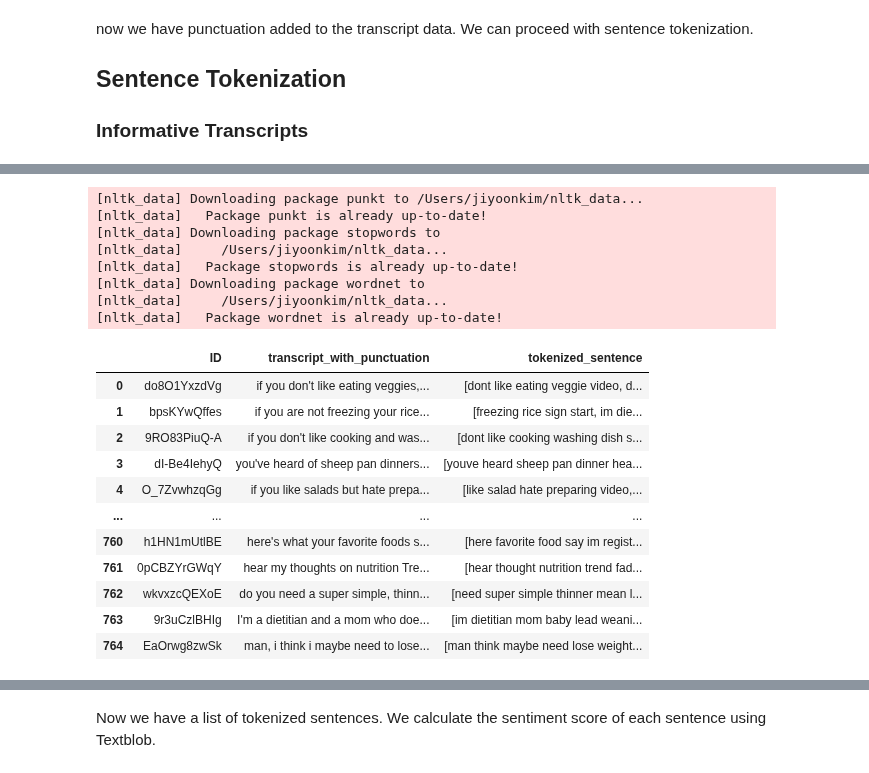
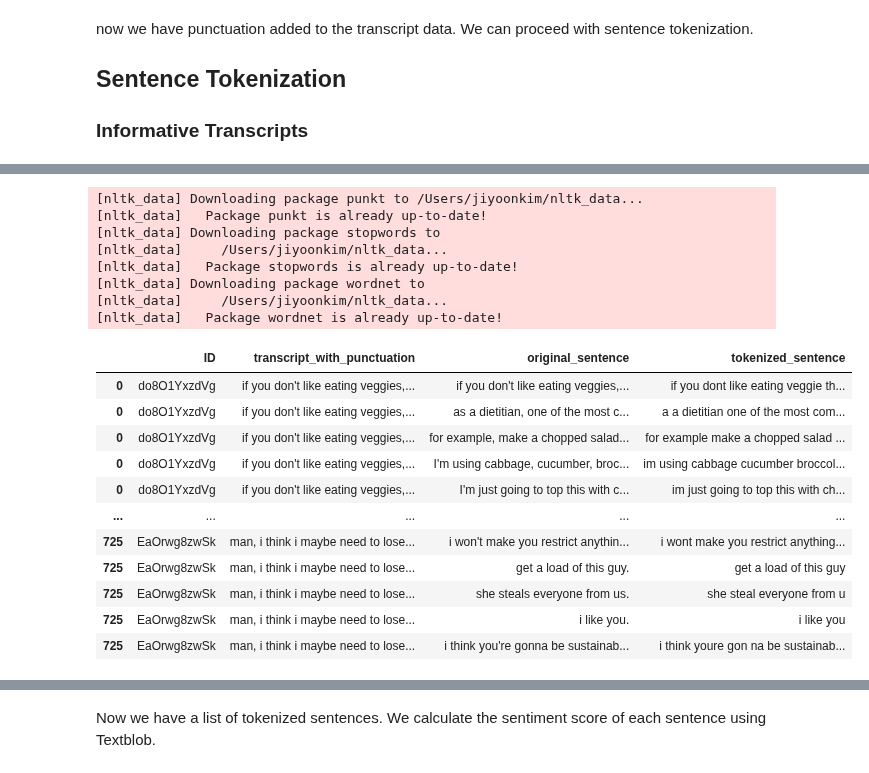
Before and after one commit to rileybaerg/TruthTube, a Jupyter notebook: sentence-token.ipynb, the cells around one changed output, grey strips where cells are left out. Saved outputs shown, nothing was run; the diff lists cells and outputs as text; code cells hidden in the pictures.

```diff
--- a/sentence-token.ipynb
+++ b/sentence-token.ipynb
@@ -251,8 +253,7 @@ now we have punctuation added to the transcript data. We can proceed with senten
 ### Informative Transcripts
 # %%
 import pandas as pd
-infotranscripts_df = pd.read_csv('info_trans_with_punctuation.csv')
-infotranscripts_df = infotranscripts_df.drop(['Unnamed: 0'], axis=1)
+infotranscripts_df = pd.read_csv('info_trans_with_punctuation_cleaned.csv')
 infotranscripts_df
 # %% [output]
 |  | ID | transcript_with_punctuation |
@@ -272,70 +273,68 @@ infotranscripts_df
 import nltk
 from nltk.tokenize import sent_tokenize, word_tokenize
 from nltk.corpus import stopwords
 from nltk.stem import WordNetLemmatizer
 import re
 import emoji
 
 # Download NLTK resources if not already downloaded
 nltk.download('punkt')
 nltk.download('stopwords')
 nltk.download('wordnet')
 
 # Initialize WordNet lemmatizer
 lemmatizer = WordNetLemmatizer()
 
 # Function to preprocess text at the sentence level
-def preprocess_text_column(column):
-    preprocessed_sentences = []
-    for text in column:
-        # Translate emojis into textual descriptions
-        text = emoji.demojize(text)
-        # Convert text to lowercase
-        text = text.lower()
-        # Tokenize text into sentences
-        sentences = sent_tokenize(text)
-        # Initialize list to store preprocessed sentences
-        preprocessed_text = []
-        # Define set of stopwords
-        stop_words = set(stopwords.words('english'))
+# Function to preprocess text at the sentence level
+def preprocess_text_column(df, column_name):
+  """
+  This function takes a dataframe (df) and a column name (column_name) containing text data as input.
+  It performs sentence tokenization, explodes the dataframe by sentence, and then preprocesses each sentence.
+  """
+  df['original_sentence'] = df[column_name].apply(sent_tokenize)
+  # Explode the dataframe by sentence
+  exploded_df = df.explode('original_sentence')
 
-        # Process each sentence
-        for sentence in sentences:
-            # Remove special characters and keep only alphanumeric characters
-            clean_sentence = re.sub(r'[^a-zA-Z0-9\s]', '', sentence)
-            # Tokenize the clean sentence into words
-            tokens = word_tokenize(clean_sentence)
-            # Remove stopwords and lemmatize tokens
-            filtered_tokens = [lemmatizer.lemmatize(token) for token in tokens if token not in stop_words]
-            # Append preprocessed tokens back to form a sentence
-            preprocessed_sentence = ' '.join(filtered_tokens)
-            # Add preprocessed sentence to the list
-            preprocessed_text.append(preprocessed_sentence)
+  def preprocess_sentence(sentence):
+    # Text preprocessing steps (same as before)
+    sentence = emoji.demojize(sentence)
+    sentence = sentence.lower()
+    clean_sentence = re.sub(r'[^a-zA-Z0-9\s]', '', sentence)
+    tokens = word_tokenize(clean_sentence)
+    # stop_words = set(stopwords.words('english'))
+    # filtered_tokens = [lemmatizer.lemmatize(token) for token in tokens if token not in stop_words]
+    filtered_tokens = [lemmatizer.lemmatize(token) for token in tokens]  # Keep all tokens
+    return ' '.join(filtered_tokens)
 
-        preprocessed_sentences.append(preprocessed_text)
+  # Apply preprocessing to each sentence in the exploded dataframe
+  exploded_df['tokenized_sentence'] = exploded_df['original_sentence'].apply(preprocess_sentence)
 
-    return preprocessed_sentences
+  # Drop the original sentence column if not needed (optional)
+  # exploded_df.drop('original_sentence', axis=1, inplace=True)  # Uncomment to drop the original sentence column
 
-infotranscripts_df['tokenized_sentence'] = preprocess_text_column(infotranscripts_df['transcript_with_punctuation'])
+  return exploded_df
+
+infotranscripts_df = preprocess_text_column(infotranscripts_df.copy(), 'transcript_with_punctuation')
 infotranscripts_df
 # %% [output]
 [nltk_data] Downloading package punkt to /Users/jiyoonkim/nltk_data...
 [nltk_data]   Package punkt is already up-to-date!
 [nltk_data] Downloading package stopwords to
 [nltk_data]     /Users/jiyoonkim/nltk_data...
 [nltk_data]   Package stopwords is already up-to-date!
 [nltk_data] Downloading package wordnet to
 [nltk_data]     /Users/jiyoonkim/nltk_data...
 [nltk_data]   Package wordnet is already up-to-date!
-|  | ID | transcript_with_punctuation | tokenized_sentence |
-| 0 | do8O1YxzdVg | if you don't like eating veggies,... | [dont like eating veggie video, d... |
-| 1 | bpsKYwQffes | if you are not freezing your rice... | [freezing rice sign start, im die... |
-| 2 | 9RO83PiuQ-A | if you don't like cooking and was... | [dont like cooking washing dish s... |
-| 3 | dI-Be4IehyQ | you've heard of sheep pan dinners... | [youve heard sheep pan dinner hea... |
-| 4 | O_7ZvwhzqGg | if you like salads but hate prepa... | [like salad hate preparing video,... |
-| ... | ... | ... | ... |
-| 760 | h1HN1mUtlBE | here's what your favorite foods s... | [here favorite food say im regist... |
-| 761 | 0pCBZYrGWqY | hear my thoughts on nutrition Tre... | [hear thought nutrition trend fad... |
-| 762 | wkvxzcQEXoE | do you need a super simple, thinn... | [need super simple thinner mean l... |
-| 763 | 9r3uCzlBHIg | I'm a dietitian and a mom who doe... | [im dietitian mom baby lead weani... |
-| 764 | EaOrwg8zwSk | man, i think i maybe need to lose... | [man think maybe need lose weight... |
+|  | ID | transcript_with_punctuation | original_sentence | tokenized_sentence |
+| 0 | do8O1YxzdVg | if you don't like eating veggies,... | if you don't like eating veggies,... | if you dont like eating veggie th... |
+| 0 | do8O1YxzdVg | if you don't like eating veggies,... | as a dietitian, one of the most c... | a a dietitian one of the most com... |
+| 0 | do8O1YxzdVg | if you don't like eating veggies,... | for example, make a chopped salad... | for example make a chopped salad ... |
+| 0 | do8O1YxzdVg | if you don't like eating veggies,... | I'm using cabbage, cucumber, broc... | im using cabbage cucumber broccol... |
+| 0 | do8O1YxzdVg | if you don't like eating veggies,... | I'm just going to top this with c... | im just going to top this with ch... |
+| ... | ... | ... | ... | ... |
+| 725 | EaOrwg8zwSk | man, i think i maybe need to lose... | i won't make you restrict anythin... | i wont make you restrict anything... |
+| 725 | EaOrwg8zwSk | man, i think i maybe need to lose... | get a load of this guy. | get a load of this guy |
+| 725 | EaOrwg8zwSk | man, i think i maybe need to lose... | she steals everyone from us. | she steal everyone from u |
+| 725 | EaOrwg8zwSk | man, i think i maybe need to lose... | i like you. | i like you |
+| 725 | EaOrwg8zwSk | man, i think i maybe need to lose... | i think you're gonna be sustainab... | i think youre gon na be sustainab... |
```
Also changed, not shown: parts of 23 cells of this notebook, 2 other files.
